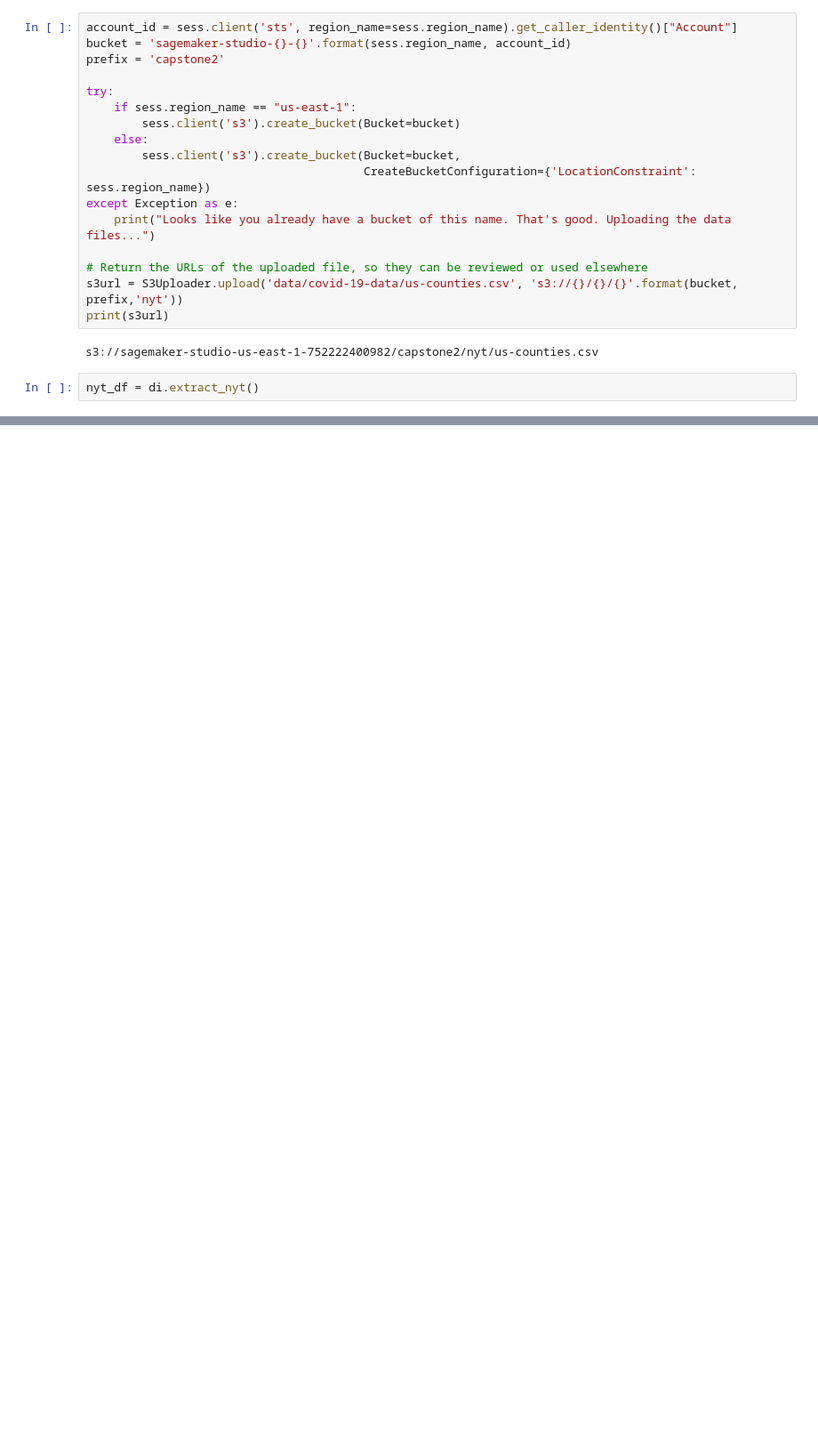
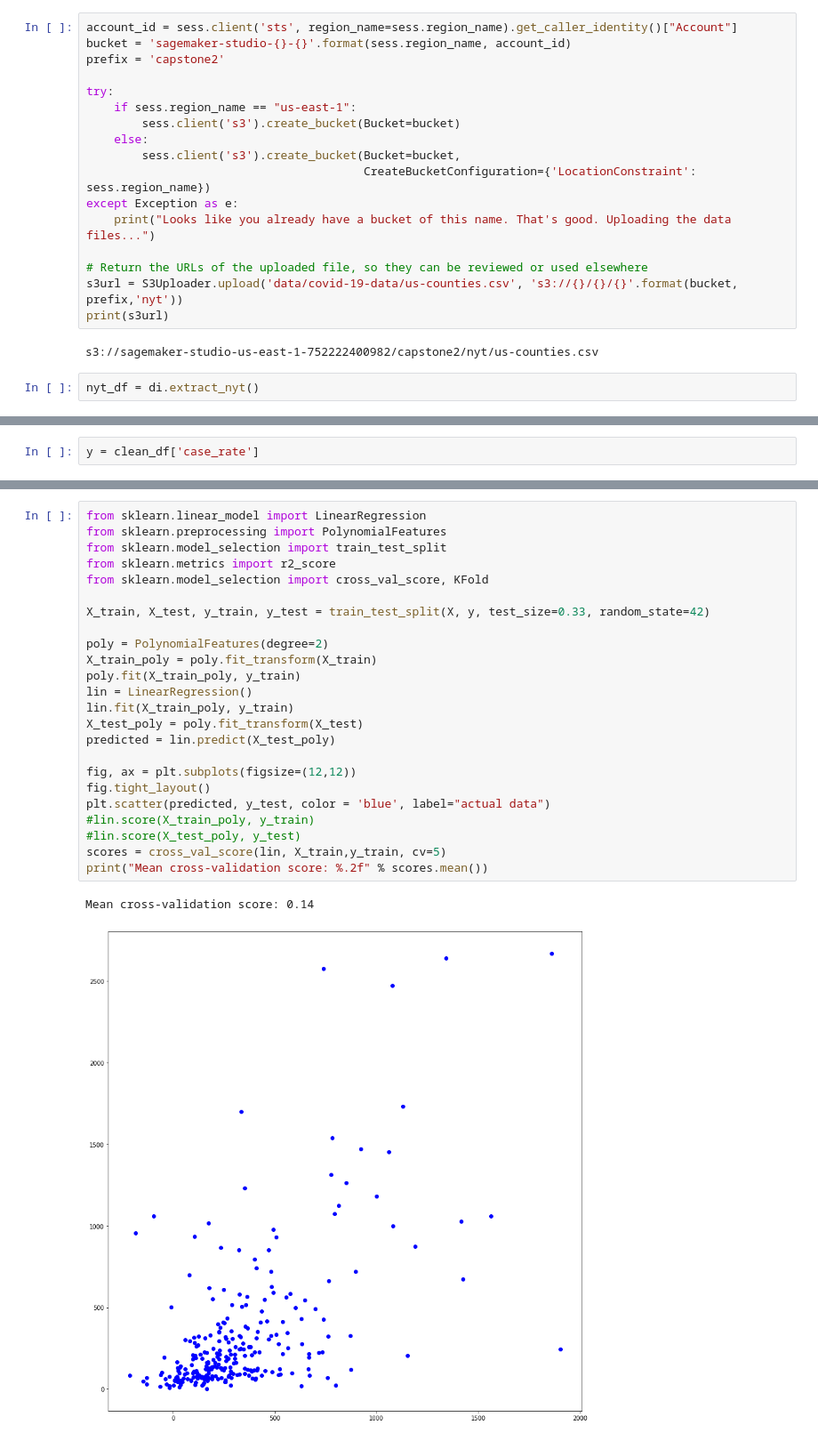
Before and after one commit to ian-branum/predicting-coronavirus, a Jupyter notebook: EDA.ipynb, the cells around one changed output, grey strips where cells are left out. Shown at 89% size. Drawn from its saved outputs; the diff is of its cells as text; blank space fills up the shorter version.

```diff
--- a/EDA.ipynb
+++ b/EDA.ipynb
@@ -187,0 +233,2 @@ median_hhi
+# %%
+y = clean_df['case_rate']
@@ -187,0 +271,27 @@ median_hhi
+# %%
+from sklearn.linear_model import LinearRegression
+from sklearn.preprocessing import PolynomialFeatures
+from sklearn.model_selection import train_test_split
+from sklearn.metrics import r2_score
+from sklearn.model_selection import cross_val_score, KFold
+
+X_train, X_test, y_train, y_test = train_test_split(X, y, test_size=0.33, random_state=42)
+
+poly = PolynomialFeatures(degree=2)
+X_train_poly = poly.fit_transform(X_train)
+poly.fit(X_train_poly, y_train)
+lin = LinearRegression()
+lin.fit(X_train_poly, y_train)
+X_test_poly = poly.fit_transform(X_test)
+predicted = lin.predict(X_test_poly)
+
+fig, ax = plt.subplots(figsize=(12,12))
+fig.tight_layout()
+plt.scatter(predicted, y_test, color = 'blue', label="actual data")
+#lin.score(X_train_poly, y_train)
+#lin.score(X_test_poly, y_test)
+scores = cross_val_score(lin, X_train,y_train, cv=5)
+print("Mean cross-validation score: %.2f" % scores.mean())
+# %% [output]
+Mean cross-validation score: 0.14
+[figure, added]
```
Also changed, not shown: parts of 26 cells of this notebook, 1 other file.
